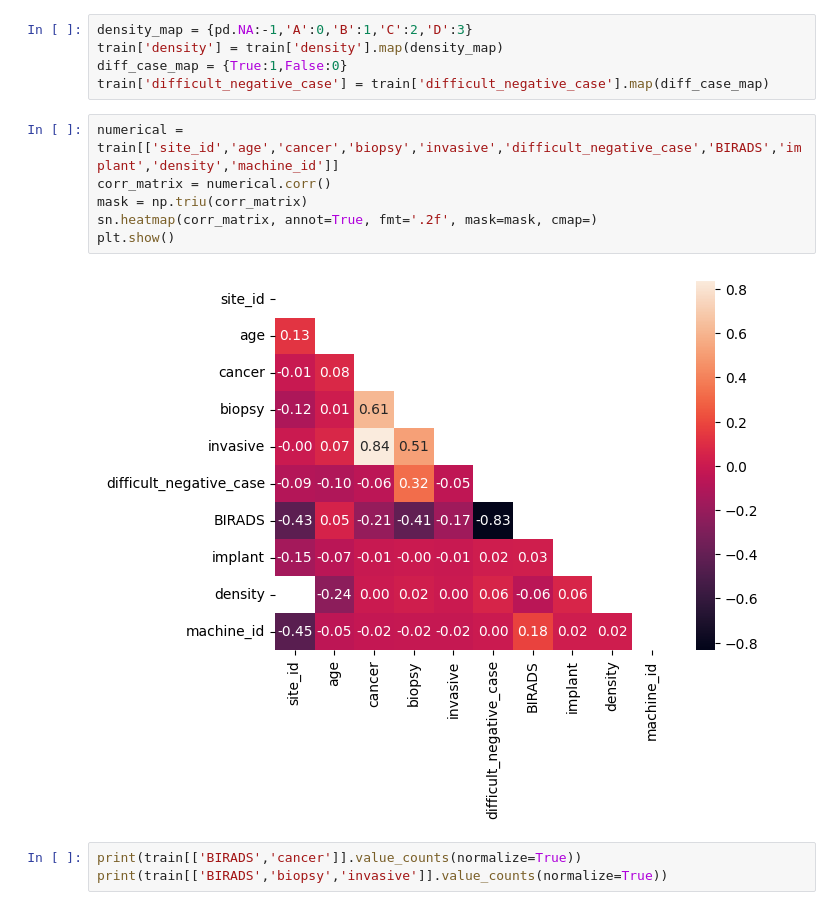
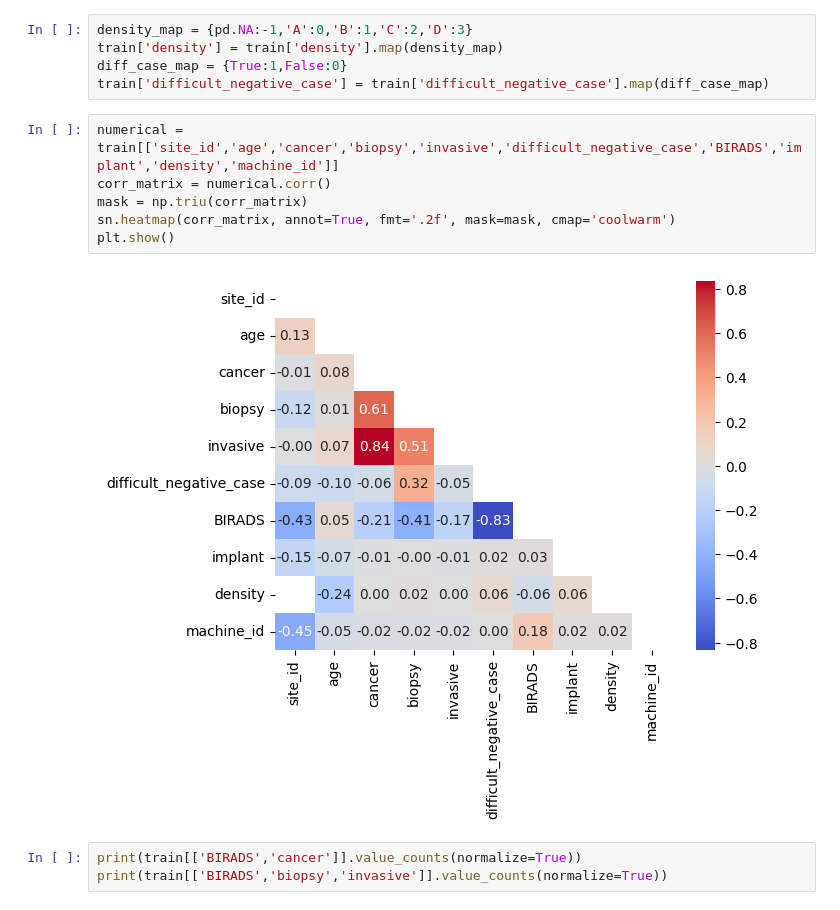
Before and after one commit to 5020hunter/RSNA-Breast-Cancer, a Jupyter notebook: prelim_analysis.ipynb, the cells around one changed output. Drawn from its saved outputs; the diff is of its cells as text.

Commit message:
edit cmap

```diff
--- a/prelim_analysis.ipynb
+++ b/prelim_analysis.ipynb
@@ -75,11 +75,11 @@ train['difficult_negative_case'] = train['difficult_negative_case'].map(diff_cas
 # %%
 numerical = train[['site_id','age','cancer','biopsy','invasive','difficult_negative_case','BIRADS','implant','density','machine_id']]
 corr_matrix = numerical.corr()
 mask = np.triu(corr_matrix)
-sn.heatmap(corr_matrix, annot=True, fmt='.2f', mask=mask, cmap=)
+sn.heatmap(corr_matrix, annot=True, fmt='.2f', mask=mask, cmap='coolwarm')
 plt.show()
 # %% [output]
-[figure, old version]
+[figure, new version]
 # %%
 print(train[['BIRADS','cancer']].value_counts(normalize=True))
 print(train[['BIRADS','biopsy','invasive']].value_counts(normalize=True))
```
